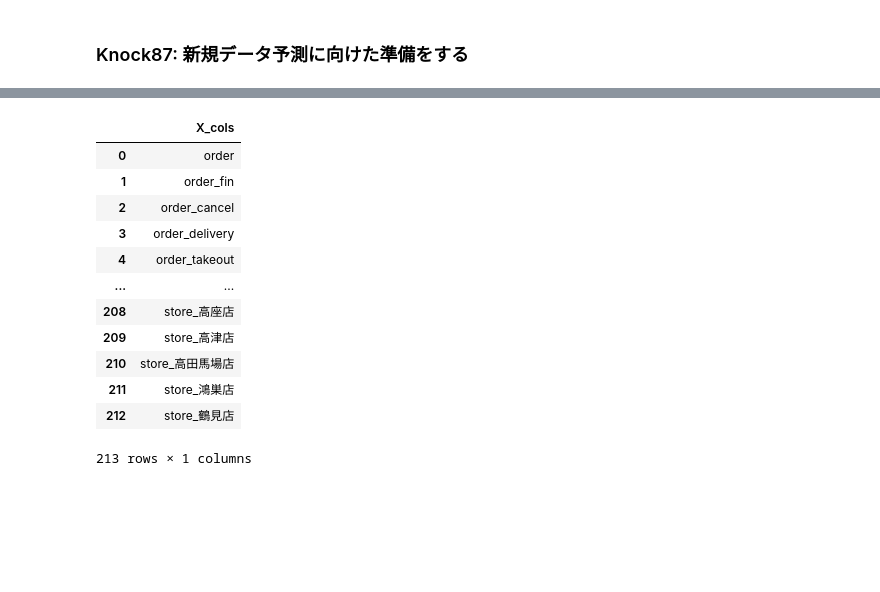
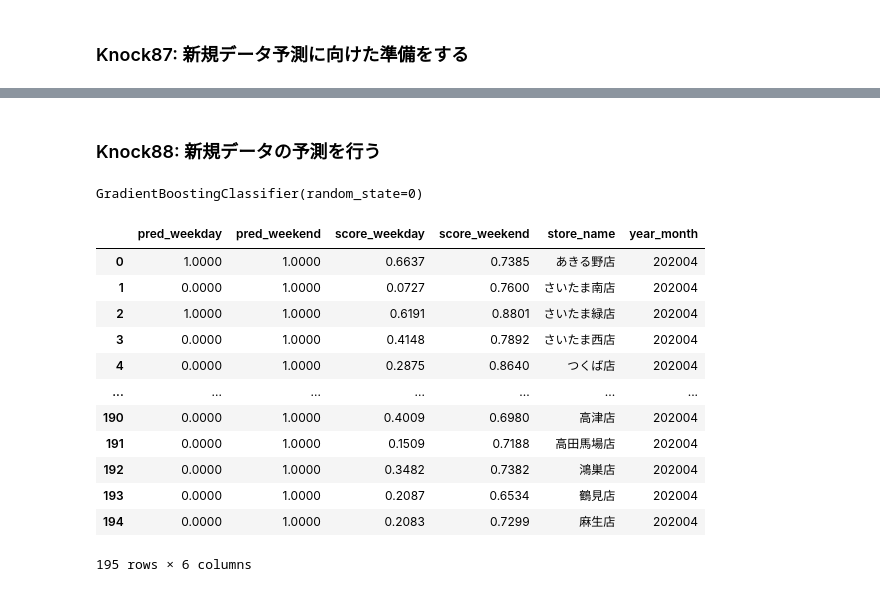
Before and after one commit to ginmaruGH/python-practical-machine-learning-system-100knocks, a Jupyter notebook: ch09/ch09.ipynb, the cells around one changed output, grey strips where cells are left out. Saved outputs shown, nothing was run; the diff lists cells and outputs as text; code cells hidden in the pictures; blank space fills up the shorter version.

Commit message:
Knock88: 新規データの予測を行う

```diff
--- a/ch09/ch09.ipynb
+++ b/ch09/ch09.ipynb
@@ -615,16 +605,39 @@ https://scikit-learn.org/stable/model_persistence.html#security-maintainability-
-# %%
-X_cols
-# %% [output]
-|  | X_cols |
-| 0 | order |
-| 1 | order_fin |
-| 2 | order_cancel |
-| 3 | order_delivery |
-| 4 | order_takeout |
-| ... | ... |
-| 208 | store_高座店 |
-| 209 | store_高津店 |
-| 210 | store_高田馬場店 |
-| 211 | store_鴻巣店 |
-| 212 | store_鶴見店 |
-213 rows × 1 columns
+# %% [markdown]
+### Knock88: 新規データの予測を行う
+# %%
+model_weekday
+# %% [output]
+GradientBoostingClassifier(random_state=0)
+# %%
+# 新規データ予測
+
+pred_weekday = model_weekday.predict(X)
+pred_weekend = model_weekend.predict(X)
+
+pred_proba_weekday = model_weekday.predict_proba(X)[:, 1]
+pred_proba_weekend = model_weekend.predict_proba(X)[:, 1]
+
+pred = pd.DataFrame({
+    "pred_weekday": pred_weekday,
+    "pred_weekend": pred_weekend,
+    "score_weekday": pred_proba_weekday,
+    "score_weekend": pred_proba_weekend,
+})
+pred.loc[:, "store_name"] = store_data["store_name"]
+pred.loc[:, "year_month"] = tg_ym
+
+display(pred)
+# %% [output]
+|  | pred_weekday | pred_weekend | score_weekday | score_weekend | store_name | year_month |
+| 0 | 1.0000 | 1.0000 | 0.6637 | 0.7385 | あきる野店 | 202004 |
+| 1 | 0.0000 | 1.0000 | 0.0727 | 0.7600 | さいたま南店 | 202004 |
+| 2 | 1.0000 | 1.0000 | 0.6191 | 0.8801 | さいたま緑店 | 202004 |
+| 3 | 0.0000 | 1.0000 | 0.4148 | 0.7892 | さいたま西店 | 202004 |
+| 4 | 0.0000 | 1.0000 | 0.2875 | 0.8640 | つくば店 | 202004 |
+| ... | ... | ... | ... | ... | ... | ... |
+| 190 | 0.0000 | 1.0000 | 0.4009 | 0.6980 | 高津店 | 202004 |
+| 191 | 0.0000 | 1.0000 | 0.1509 | 0.7188 | 高田馬場店 | 202004 |
+| 192 | 0.0000 | 1.0000 | 0.3482 | 0.7382 | 鴻巣店 | 202004 |
+| 193 | 0.0000 | 1.0000 | 0.2087 | 0.6534 | 鶴見店 | 202004 |
+| 194 | 0.0000 | 1.0000 | 0.2083 | 0.7299 | 麻生店 | 202004 |
+195 rows × 6 columns
```
Also changed, not shown: parts of 2 cells of this notebook.
